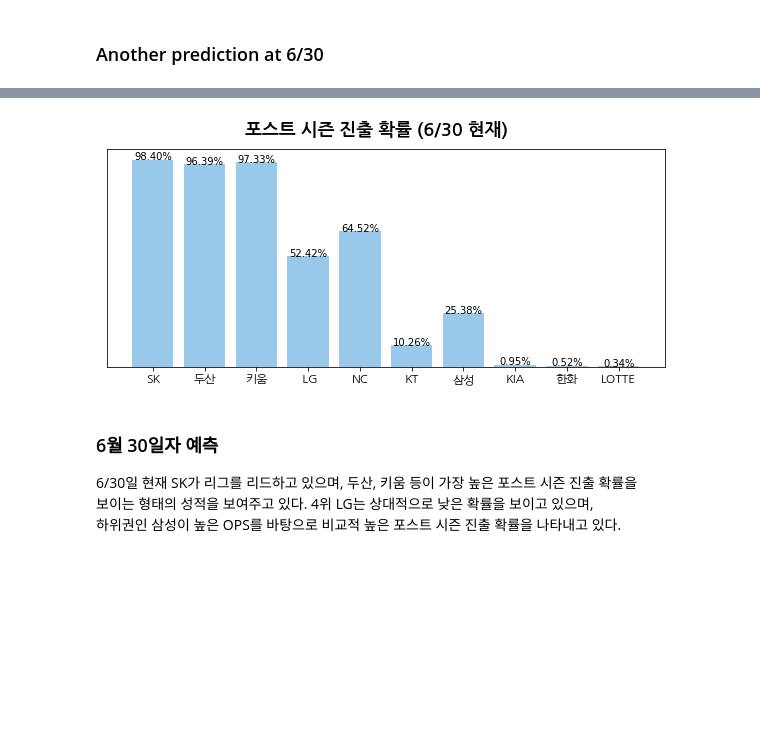
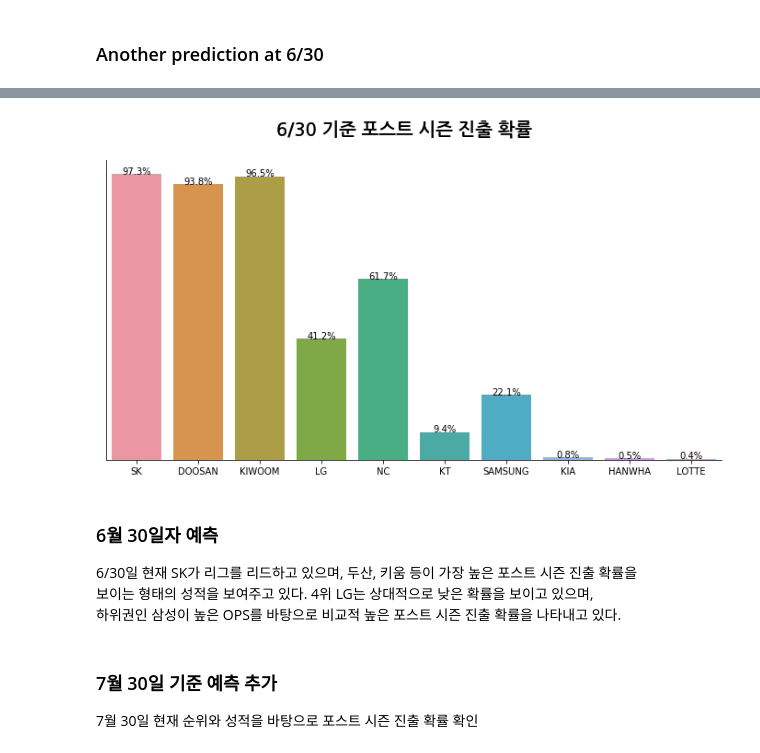
Before and after one commit to Teosoft7/predict_kbo, a Jupyter notebook: predict_kbo.ipynb, the cells around one changed output, grey strips where cells are left out. Saved outputs shown, nothing was run; the diff lists cells and outputs as text; code cells hidden in the pictures; blank space fills up the shorter version.

```diff
--- a/predict_kbo.ipynb
+++ b/predict_kbo.ipynb
@@ -403,37 +410,14 @@ LOTTE :  0.3402%
-# %%
-# Draw a chart in Korean
-teams = [team for team, value in stat_0630.items()]
-
-teams[1] = '두산'
-teams[2] = '키움'
-teams[6] = '삼성'
-teams[8] = '한화'
-title_font = fm.FontProperties(fname='/Library/Fonts/NanumGothicBold.ttf', size=18)
-label_font = fm.FontProperties(fname='/Library/Fonts/NanumGothic.ttf', size=12)
-
-fig, ax = plt.subplots(figsize=(10, 4))
-ax.bar(teams, new_predicts.values(), color='#007acc', alpha=.4)
-
-ax.set_xticklabels(teams, fontproperties=label_font)
-ax.grid(False)
-ax.set_yticks([])
-
-fig.suptitle('포스트 시즌 진출 확률 (6/30 현재)', fontproperties=title_font)
-
-for rect in ax.patches:
-    y_value = rect.get_height()
-    x_value = rect.get_x() + rect.get_width() / 2
-
-    label = '{:.2f}%'.format(y_value)
-    plt.annotate(label, (x_value, y_value), ha='center' )
-
-plt.savefig('post_korean_0630.png')
-plt.show()
-# %% [output]
-[figure, removed]
+# %%
+draw_bar_chart(new_predicts, title='6/30 기준 포스트 시즌 진출 확률')
+# %% [output]
+[figure, added]
 # %% [markdown]
 ### 6월 30일자 예측
 
 6/30일 현재 SK가 리그를 리드하고 있으며, 두산, 키움 등이 가장 높은 포스트 시즌 진출 확률을
 보이는 형태의 성적을 보여주고 있다. 4위 LG는 상대적으로 낮은 확률을 보이고 있으며,
 하위권인 삼성이 높은 OPS를 바탕으로 비교적 높은 포스트 시즌 진출 확률을 나타내고 있다.
+# %% [markdown]
+### 7월 30일 기준 예측 추가
+
+7월 30일 현재 순위와 성적을 바탕으로 포스트 시즌 진출 확률 확인
```
Also changed, not shown: parts of 15 cells of this notebook, 2 other files.
